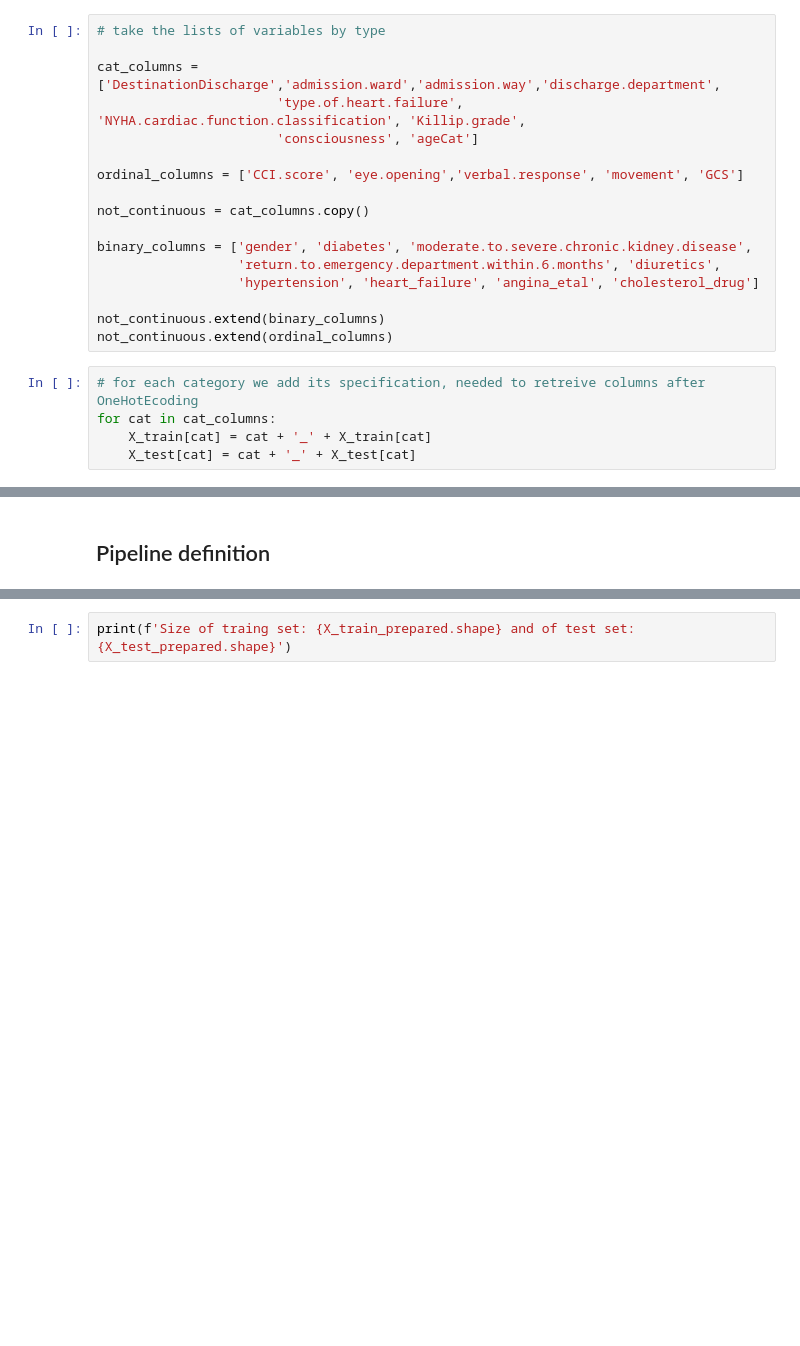
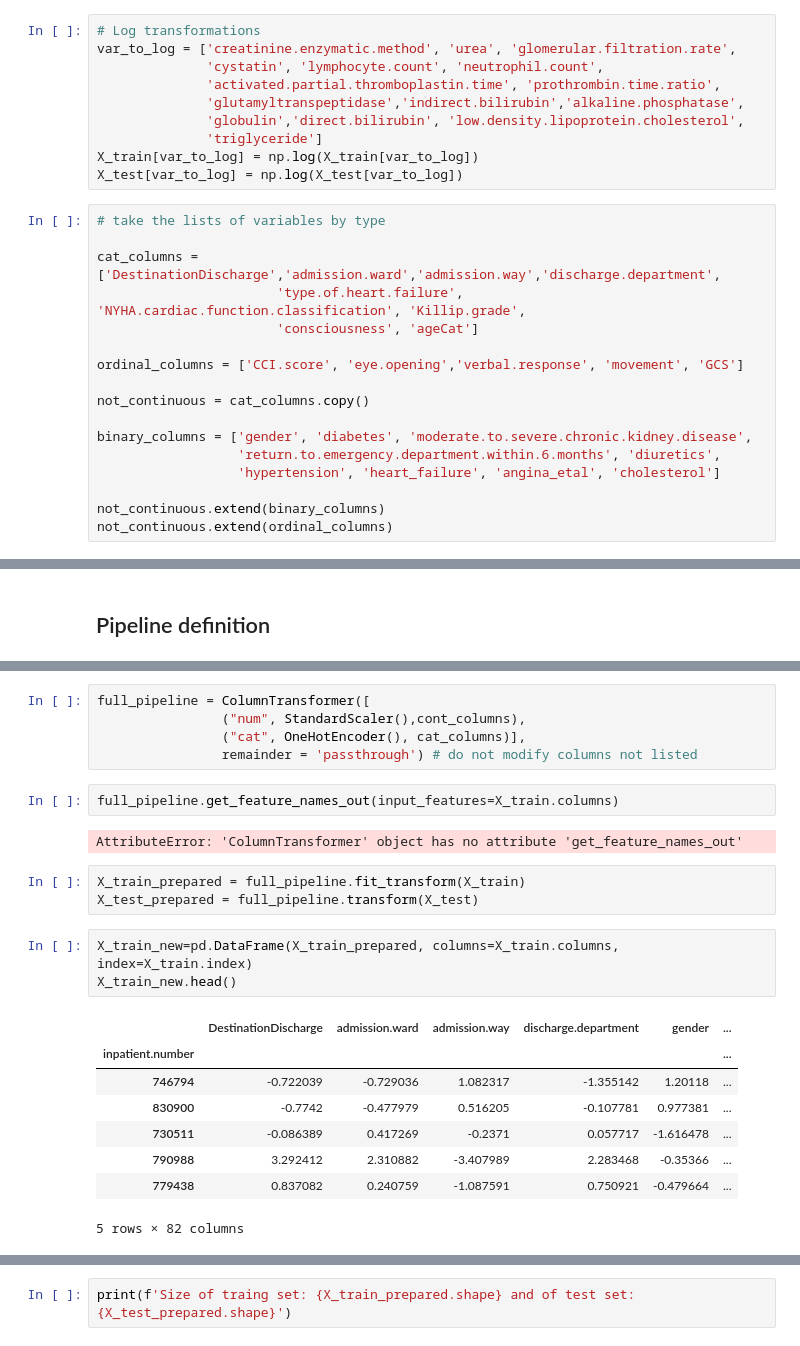
Before and after one commit to annachiara-rossi/heart-failure-project, a Jupyter notebook: 4_Models_definition.ipynb, the cells around one changed output, grey strips where cells are left out. Cells and saved outputs as stored; diff of their text form; blank space fills up the shorter version.

Commit message:
log out of pipeline

```diff
--- a/4_Models_definition.ipynb
+++ b/4_Models_definition.ipynb
@@ -54,6 +54,16 @@ X_test.drop(columns = outcome_name, inplace = True)
 print(f'Size of traing set: {X_train.shape} and of test set: {X_test.shape}')
 # %% [output]
 Size of traing set: (1573, 82) and of test set: (397, 82)
+# %%
+# Log transformations
+var_to_log = ['creatinine.enzymatic.method', 'urea', 'glomerular.filtration.rate',
+              'cystatin', 'lymphocyte.count', 'neutrophil.count',
+              'activated.partial.thromboplastin.time', 'prothrombin.time.ratio',
+              'glutamyltranspeptidase','indirect.bilirubin','alkaline.phosphatase',
+              'globulin','direct.bilirubin', 'low.density.lipoprotein.cholesterol',
+              'triglyceride']
+X_train[var_to_log] = np.log(X_train[var_to_log])
+X_test[var_to_log] = np.log(X_test[var_to_log])
 # %%
 # take the lists of variables by type
 
@@ -67,14 +77,9 @@ not_continuous = cat_columns.copy()
 
 binary_columns = ['gender', 'diabetes', 'moderate.to.severe.chronic.kidney.disease',
                   'return.to.emergency.department.within.6.months', 'diuretics',
-                  'hypertension', 'heart_failure', 'angina_etal', 'cholesterol_drug']
+                  'hypertension', 'heart_failure', 'angina_etal', 'cholesterol']
 
 not_continuous.extend(binary_columns)
 not_continuous.extend(ordinal_columns)
-# %%
-# for each category we add its specification, needed to retreive columns after OneHotEcoding
-for cat in cat_columns:
-    X_train[cat] = cat + '_' + X_train[cat]
-    X_test[cat] = cat + '_' + X_test[cat]
 # %%
 cont_columns = [col_name for col_name in X_train.columns if col_name not in not_continuous]
@@ -108,0 +106,24 @@ X_test_prepared = full_pipeline.transform(X_test)
+# %%
+full_pipeline = ColumnTransformer([
+                ("num", StandardScaler(),cont_columns),
+                ("cat", OneHotEncoder(), cat_columns)],
+                remainder = 'passthrough') # do not modify columns not listed
+# %%
+full_pipeline.get_feature_names_out(input_features=X_train.columns)
+# %% [output]
+AttributeError: 'ColumnTransformer' object has no attribute 'get_feature_names_out'
+# %%
+X_train_prepared = full_pipeline.fit_transform(X_train)
+X_test_prepared = full_pipeline.transform(X_test)
+# %%
+X_train_new=pd.DataFrame(X_train_prepared, columns=X_train.columns, index=X_train.index)
+X_train_new.head()
+# %% [output]
+|  | DestinationDischarge | admission.ward | admission.way | discharge.department | gender | ... |
+| inpatient.number |  |  |  |  |  | ... |
+| 746794 | -0.722039 | -0.729036 | 1.082317 | -1.355142 | 1.20118 | ... |
+| 830900 | -0.7742 | -0.477979 | 0.516205 | -0.107781 | 0.977381 | ... |
+| 730511 | -0.086389 | 0.417269 | -0.2371 | 0.057717 | -1.616478 | ... |
+| 790988 | 3.292412 | 2.310882 | -3.407989 | 2.283468 | -0.35366 | ... |
+| 779438 | 0.837082 | 0.240759 | -1.087591 | 0.750921 | -0.479664 | ... |
+5 rows × 82 columns
```
Also changed, not shown: parts of 8 cells of this notebook.
